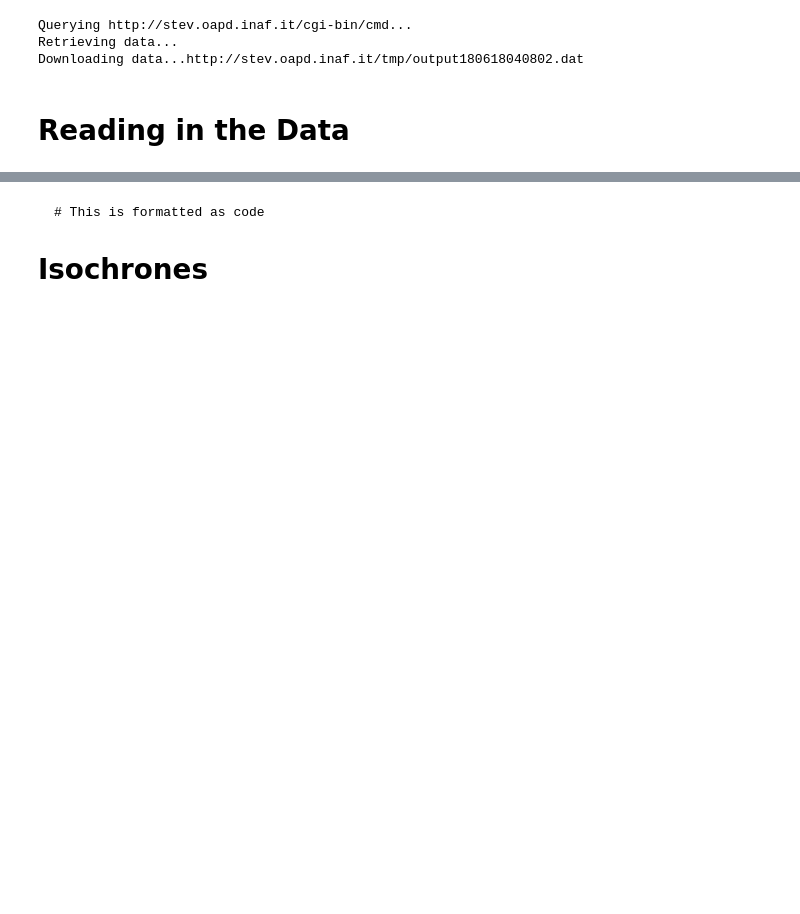
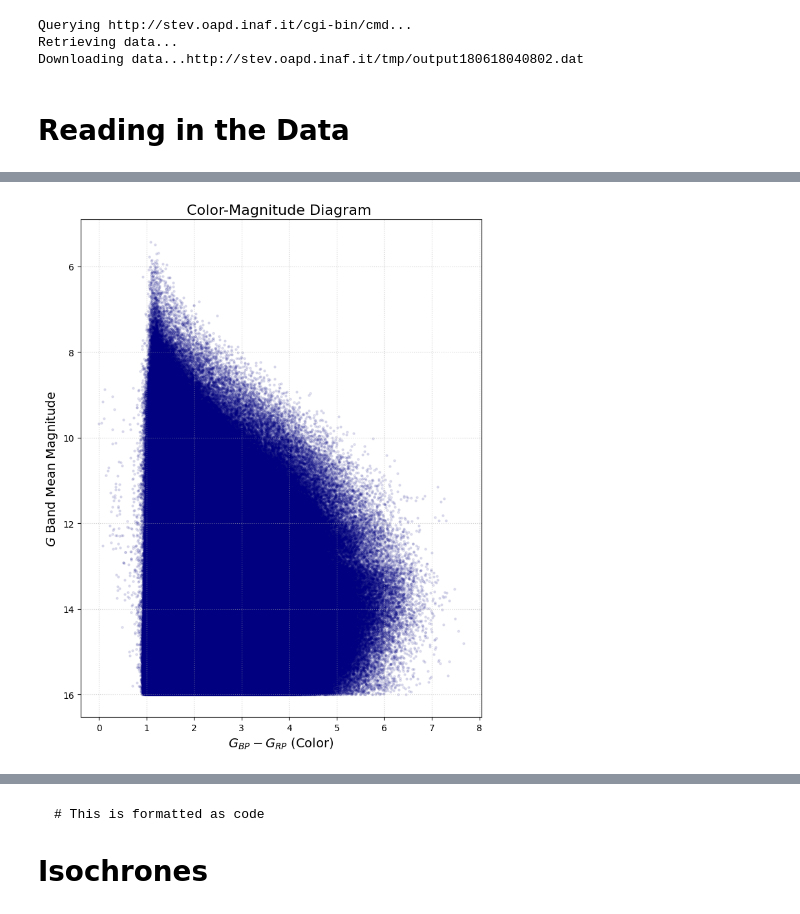
Before and after one commit to Astro-CMalhas/OU-Galactic-5443-Final-Project, a Jupyter notebook: Galactic_5443_Final_Project.ipynb, the cells around one changed output, grey strips where cells are left out. Saved outputs shown, nothing was run; the diff lists cells and outputs as text; code cells hidden in the pictures; blank space fills up the shorter version.

```diff
--- a/Galactic_5443_Final_Project.ipynb
+++ b/Galactic_5443_Final_Project.ipynb
@@ -120,0 +177,26 @@ plt.show()
+# %%
+# Assuming 'data' is the BinTableHDU data
+g_mag = data['phot_g_mean_mag']
+bp_mag = data['phot_bp_mean_mag']
+rp_mag = data['phot_rp_mean_mag']
+
+# Calculate the color index
+color_index = bp_mag - rp_mag
+
+# Select a manageable number of stars if the full 17 million is too slow
+plt.figure(figsize=(8, 10))
+plt.scatter(color_index, g_mag,
+            s=5,
+            c='navy',
+            alpha=0.1)
+# Use a 2D histogram (hist2d) for better density visualization on such a large dataset
+# plt.hist2d(color_index[idx], g_mag[idx], bins=(100, 100), cmap='plasma')
+
+plt.gca().invert_yaxis() # Conventionally, brighter (smaller magnitude) is at the top
+plt.xlabel('$G_{BP} - G_{RP}$ (Color)', fontsize=14)
+plt.ylabel('$G$ Band Mean Magnitude', fontsize=14)
+plt.title('Color-Magnitude Diagram ', fontsize=16)
+plt.grid(True, linestyle=':', alpha=0.6)
+plt.show()
+# %% [output]
+[figure, added]
```
Also changed, not shown: parts of 17 cells of this notebook.
